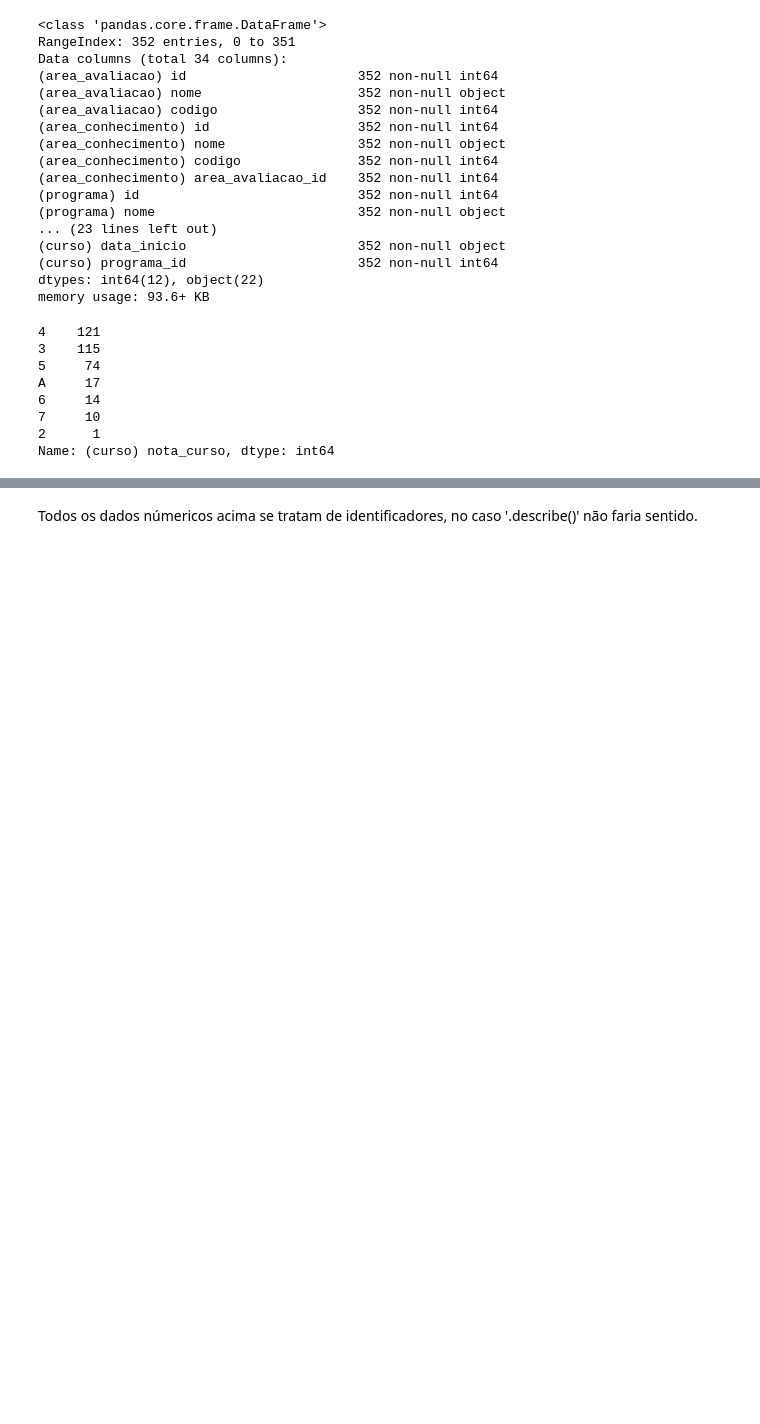
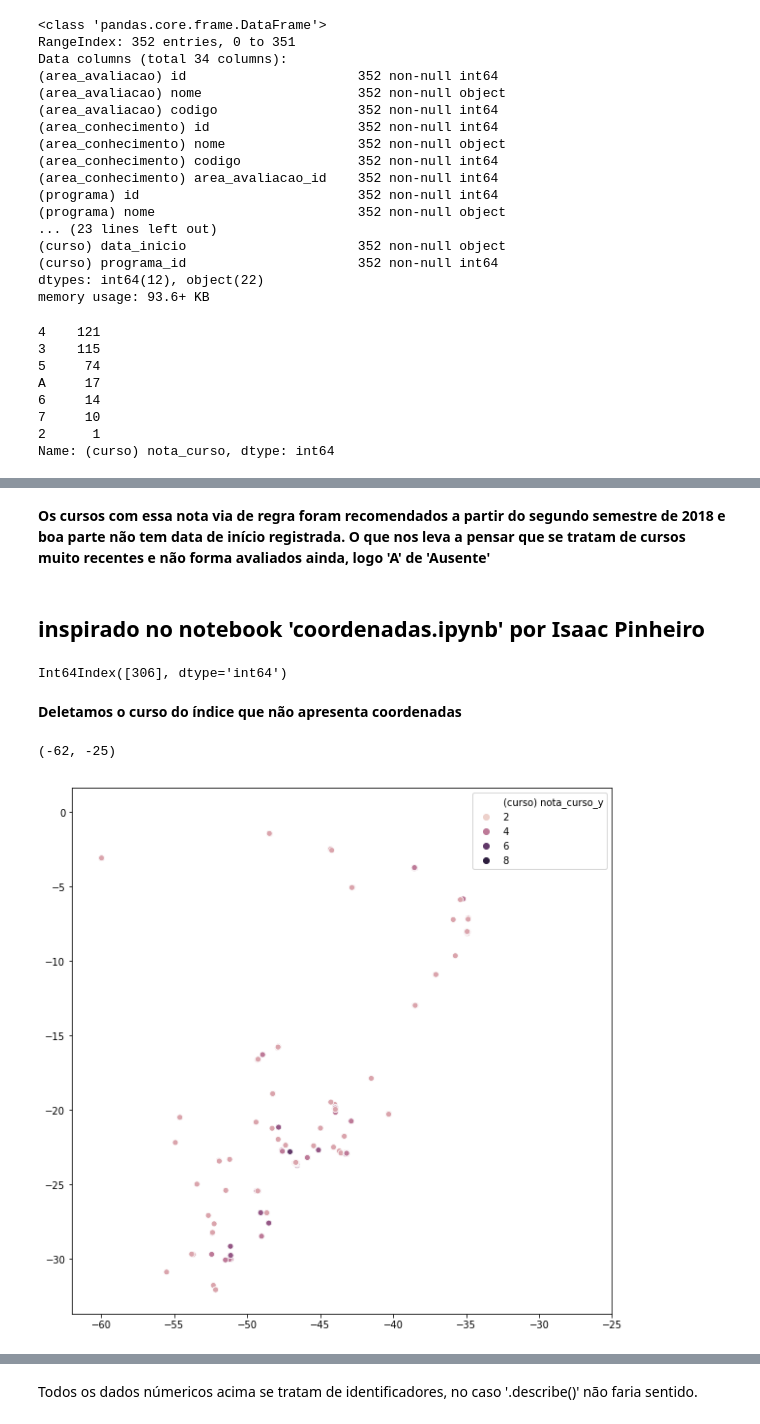
Before and after one commit to isaacpinheiro/projeto-md, a Jupyter notebook: notebooks/EDA.ipynb, the cells around one changed output, grey strips where cells are left out. Cells and saved outputs as stored; diff of their text form; code cells hidden in the pictures; blank space fills up the shorter version.

```diff
--- a/notebooks/EDA.ipynb
+++ b/notebooks/EDA.ipynb
@@ -54,0 +77,2 @@ __(Tarefa 1) - Resolver como tratar estes A's__
+# %% [markdown]
+__Os cursos com essa nota via de regra foram recomendados a partir do segundo semestre de 2018 e boa parte não tem data de início registrada. O que nos leva a pensar que se tratam de cursos muito recentes e não forma avaliados ainda, logo 'A' de 'Ausente'__
@@ -54,0 +86,23 @@ __(Tarefa 1) - Resolver como tratar estes A's__
+# %% [markdown]
+## inspirado no notebook 'coordenadas.ipynb' por Isaac Pinheiro
+# %%
+def gerarLista(lst):
+    res = []
+
+    for l in lst:
+        if l != ' ' and l != '2345.0 4567.0':
+            latitude, longitude = l.split(' ')
+            row = [float(latitude), float(longitude)]
+            res.append(row)
+        else:
+            #Printa cursos que não apresentam os padrões de coordenadas
+            print(new_tab[new_tab['(instituicao) coordenadas']== l].index)
+
+    return res
+
+X = gerarLista(new_tab['(instituicao) coordenadas'].tolist()) # to_list() => tolist()
+X = np.array(X)
+# %% [output]
+Int64Index([306], dtype='int64')
+# %% [markdown]
+__Deletamos o curso do índice que não apresenta coordenadas__
@@ -55 +111,9 @@ __(Tarefa 1) - Resolver como tratar estes A's__
+# %%
+fig = plt.figure(figsize=(10,10))
+ax = plt.subplot(111)
+sns.scatterplot(X[:, 1], X[:, 0],hue=new_tab['(curso) nota_curso_y'])
+ax.set_xlim([-62,-25])
+# %% [output]
+(-62, -25)
+[figure, added]
 # %%
```
Also changed, not shown: parts of 12 cells of this notebook, 1 other file.
